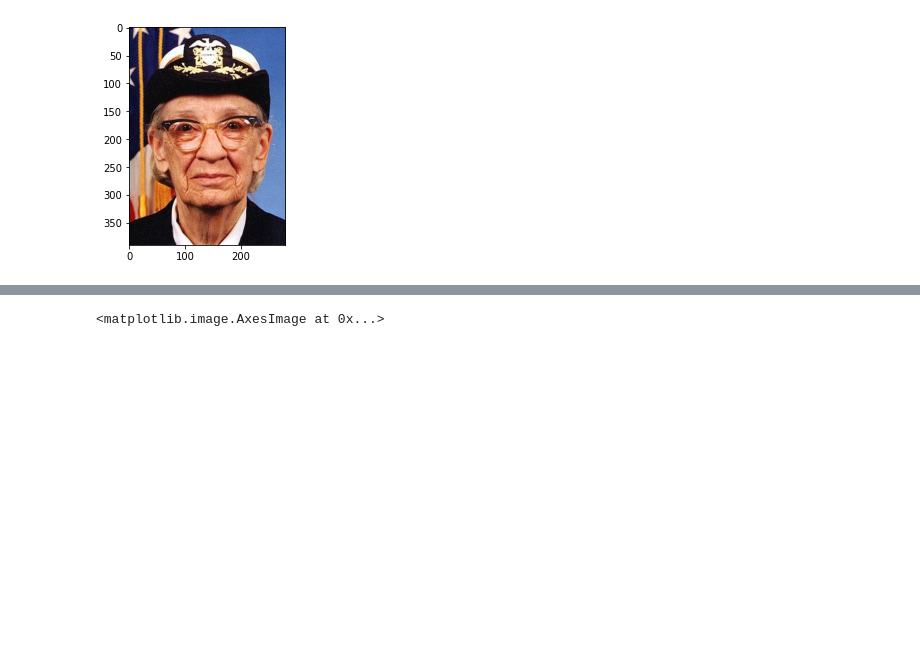
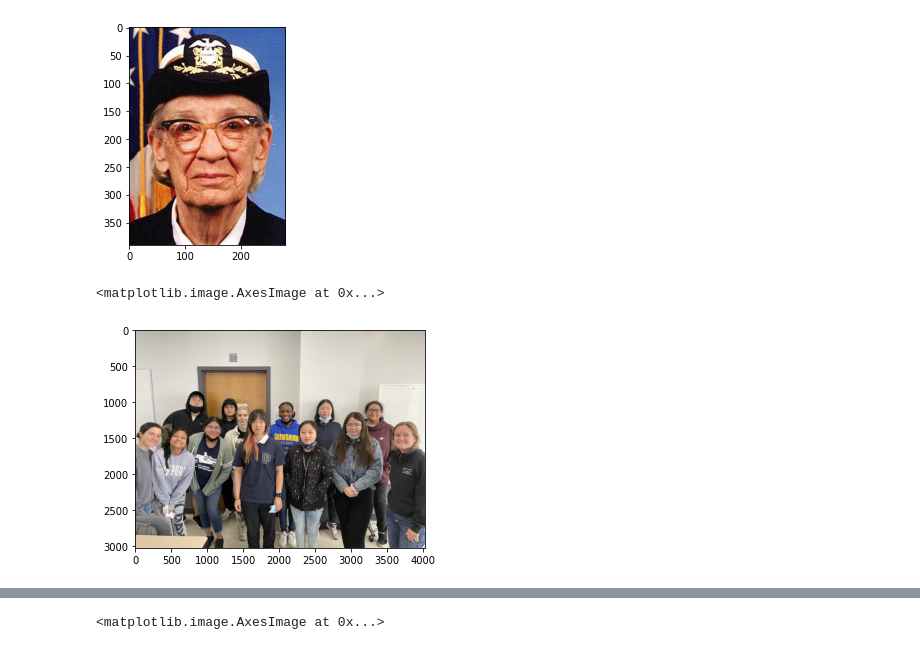
Before and after one commit to dli10/ANS198, a Jupyter notebook: ImageAnalysis/note1_python_libraries.ipynb, the cells around one changed output, grey strips where cells are left out. Drawn from its saved outputs; the diff is of its cells as text; code cells hidden in the pictures; blank space fills up the shorter version.

```diff
--- a/ImageAnalysis/note1_python_libraries.ipynb
+++ b/ImageAnalysis/note1_python_libraries.ipynb
@@ -201,3 +201,9 @@ plt.imshow(image[10:400, 120:400])
 # %% [output]
 <matplotlib.image.AxesImage at 0x...>
 [figure]
+# %%
+im_group = plt.imread("ANS198GroupPhoto1.jpg")
+plt.imshow(im_group)
+# %% [output]
+<matplotlib.image.AxesImage at 0x...>
+[figure, added]
```
Also changed, not shown: parts of 2 cells of this notebook.
